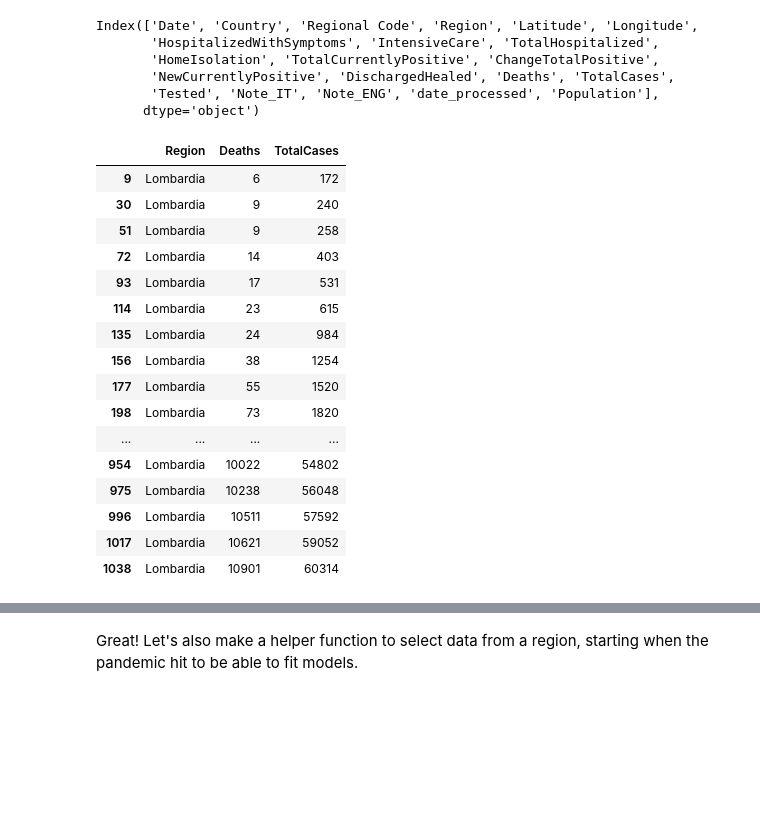
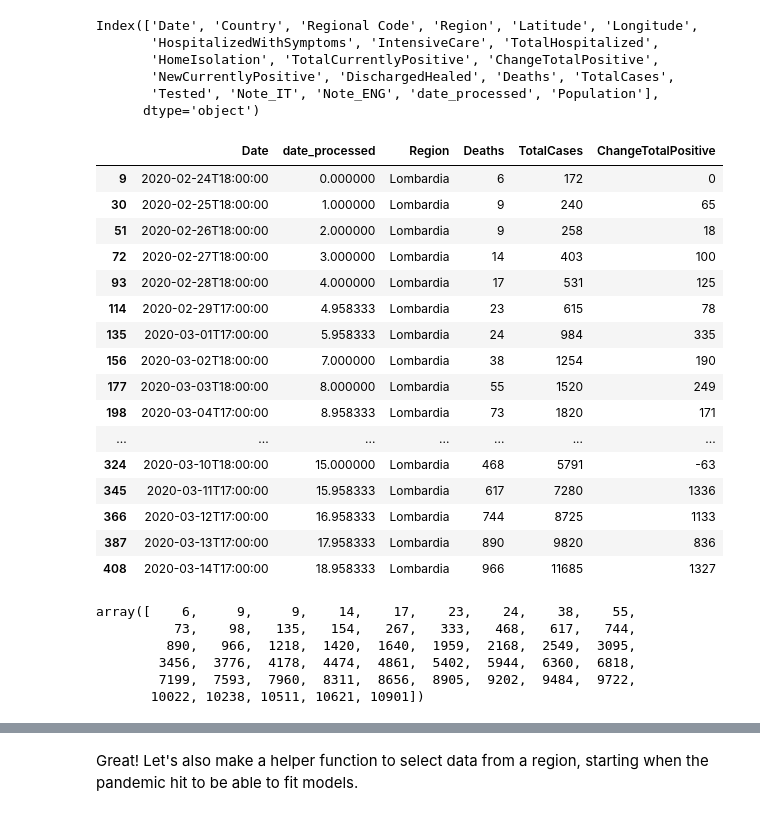
Before and after one commit to danielnee2/SKTW, a Jupyter notebook: exploratory/models_exploreSEIR_YLN.ipynb, the cells around one changed output, grey strips where cells are left out. Drawn from its saved outputs; the diff is of its cells as text; code cells hidden in the pictures; blank space fills up the shorter version.

```diff
--- a/exploratory/models_exploreSEIR_YLN.ipynb
+++ b/exploratory/models_exploreSEIR_YLN.ipynb
@@ -141,22 +131,24 @@ Index(['Date', 'Country', 'Regional Code', 'Region', 'Latitude', 'Longitude',
        'Tested', 'Note_IT', 'Note_ENG', 'date_processed', 'Population'],
       dtype='object')
 # %%
-df.loc[(df.Region == 'Lombardia')].sort_values(by=['date_processed'])[['Region','Deaths','TotalCases']]
+df[(df.Region == 'Lombardia')]\
+[['Date','date_processed','Region','Deaths','TotalCases', 'ChangeTotalPositive']]\
+.sort_values(by=['date_processed'])[:20]
 # %% [output]
-|  | Region | Deaths | TotalCases |
-| 9 | Lombardia | 6 | 172 |
-| 30 | Lombardia | 9 | 240 |
-| 51 | Lombardia | 9 | 258 |
-| 72 | Lombardia | 14 | 403 |
-| 93 | Lombardia | 17 | 531 |
-| 114 | Lombardia | 23 | 615 |
-| 135 | Lombardia | 24 | 984 |
-| 156 | Lombardia | 38 | 1254 |
-| 177 | Lombardia | 55 | 1520 |
-| 198 | Lombardia | 73 | 1820 |
-| ... | ... | ... | ... |
-| 954 | Lombardia | 10022 | 54802 |
-| 975 | Lombardia | 10238 | 56048 |
-| 996 | Lombardia | 10511 | 57592 |
-| 1017 | Lombardia | 10621 | 59052 |
-| 1038 | Lombardia | 10901 | 60314 |
+|  | Date | date_processed | Region | Deaths | TotalCases | ChangeTotalPositive |
+| 9 | 2020-02-24T18:00:00 | 0.000000 | Lombardia | 6 | 172 | 0 |
+| 30 | 2020-02-25T18:00:00 | 1.000000 | Lombardia | 9 | 240 | 65 |
+| 51 | 2020-02-26T18:00:00 | 2.000000 | Lombardia | 9 | 258 | 18 |
+| 72 | 2020-02-27T18:00:00 | 3.000000 | Lombardia | 14 | 403 | 100 |
+| 93 | 2020-02-28T18:00:00 | 4.000000 | Lombardia | 17 | 531 | 125 |
+| 114 | 2020-02-29T17:00:00 | 4.958333 | Lombardia | 23 | 615 | 78 |
+| 135 | 2020-03-01T17:00:00 | 5.958333 | Lombardia | 24 | 984 | 335 |
+| 156 | 2020-03-02T18:00:00 | 7.000000 | Lombardia | 38 | 1254 | 190 |
+| 177 | 2020-03-03T18:00:00 | 8.000000 | Lombardia | 55 | 1520 | 249 |
+| 198 | 2020-03-04T17:00:00 | 8.958333 | Lombardia | 73 | 1820 | 171 |
+| ... | ... | ... | ... | ... | ... | ... |
+| 324 | 2020-03-10T18:00:00 | 15.000000 | Lombardia | 468 | 5791 | -63 |
+| 345 | 2020-03-11T17:00:00 | 15.958333 | Lombardia | 617 | 7280 | 1336 |
+| 366 | 2020-03-12T17:00:00 | 16.958333 | Lombardia | 744 | 8725 | 1133 |
+| 387 | 2020-03-13T17:00:00 | 17.958333 | Lombardia | 890 | 9820 | 836 |
+| 408 | 2020-03-14T17:00:00 | 18.958333 | Lombardia | 966 | 11685 | 1327 |
@@ -162,0 +159,9 @@ df.loc[(df.Region == 'Lombardia')].sort_values(by=['date_processed'])[['Region',
+# %%
+lmdia_df['Deaths'].values
+# %% [output]
+array([    6,     9,     9,    14,    17,    23,    24,    38,    55,
+          73,    98,   135,   154,   267,   333,   468,   617,   744,
+         890,   966,  1218,  1420,  1640,  1959,  2168,  2549,  3095,
+        3456,  3776,  4178,  4474,  4861,  5402,  5944,  6360,  6818,
+        7199,  7593,  7960,  8311,  8656,  8905,  9202,  9484,  9722,
+       10022, 10238, 10511, 10621, 10901])
```
Also changed, not shown: parts of 22 cells of this notebook, 2 other files.
